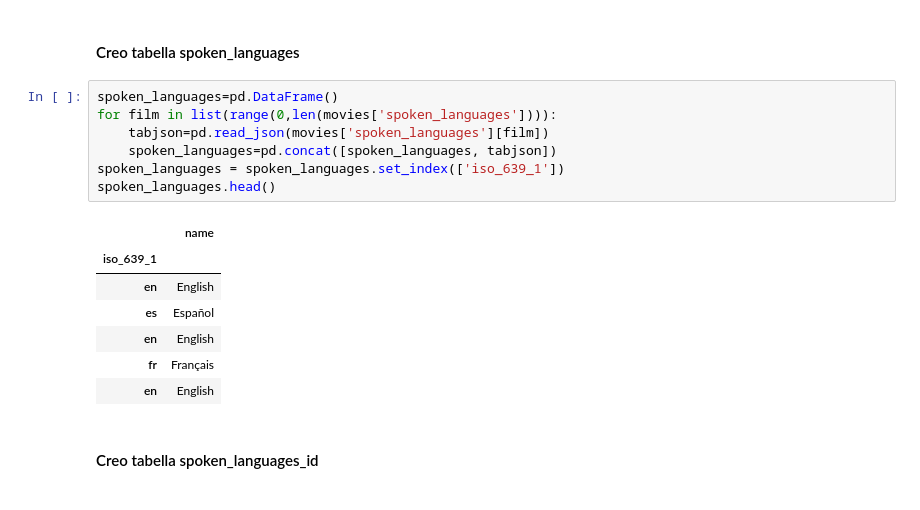
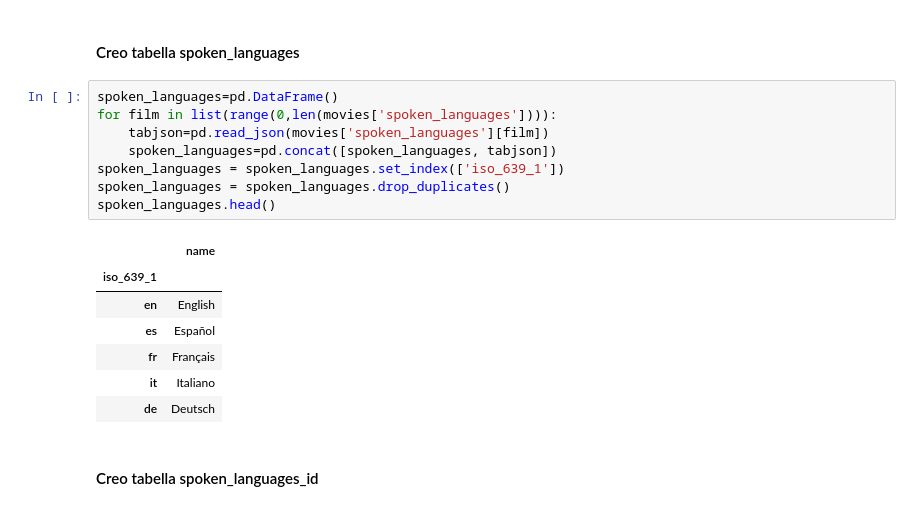
Before and after one commit to silviasantamaria/computerscience, a Jupyter notebook: Project+.ipynb, the cells around one changed output. Drawn from its saved outputs; the diff is of its cells as text.

```diff
--- a/Project+.ipynb
+++ b/Project+.ipynb
@@ -192,18 +201,19 @@ prod_countries_id.head()
 # %%
 spoken_languages=pd.DataFrame()
 for film in list(range(0,len(movies['spoken_languages']))):
     tabjson=pd.read_json(movies['spoken_languages'][film])
     spoken_languages=pd.concat([spoken_languages, tabjson])
 spoken_languages = spoken_languages.set_index(['iso_639_1'])
+spoken_languages = spoken_languages.drop_duplicates()
 spoken_languages.head()
 # %% [output]
 |  | name |
 | iso_639_1 |  |
 | en | English |
 | es | Español |
-| en | English |
 | fr | Français |
-| en | English |
+| it | Italiano |
+| de | Deutsch |
 # %% [markdown]
 #### Creo tabella spoken_languages_id
 # %%
```
Also changed, not shown: parts of 5 cells of this notebook.
